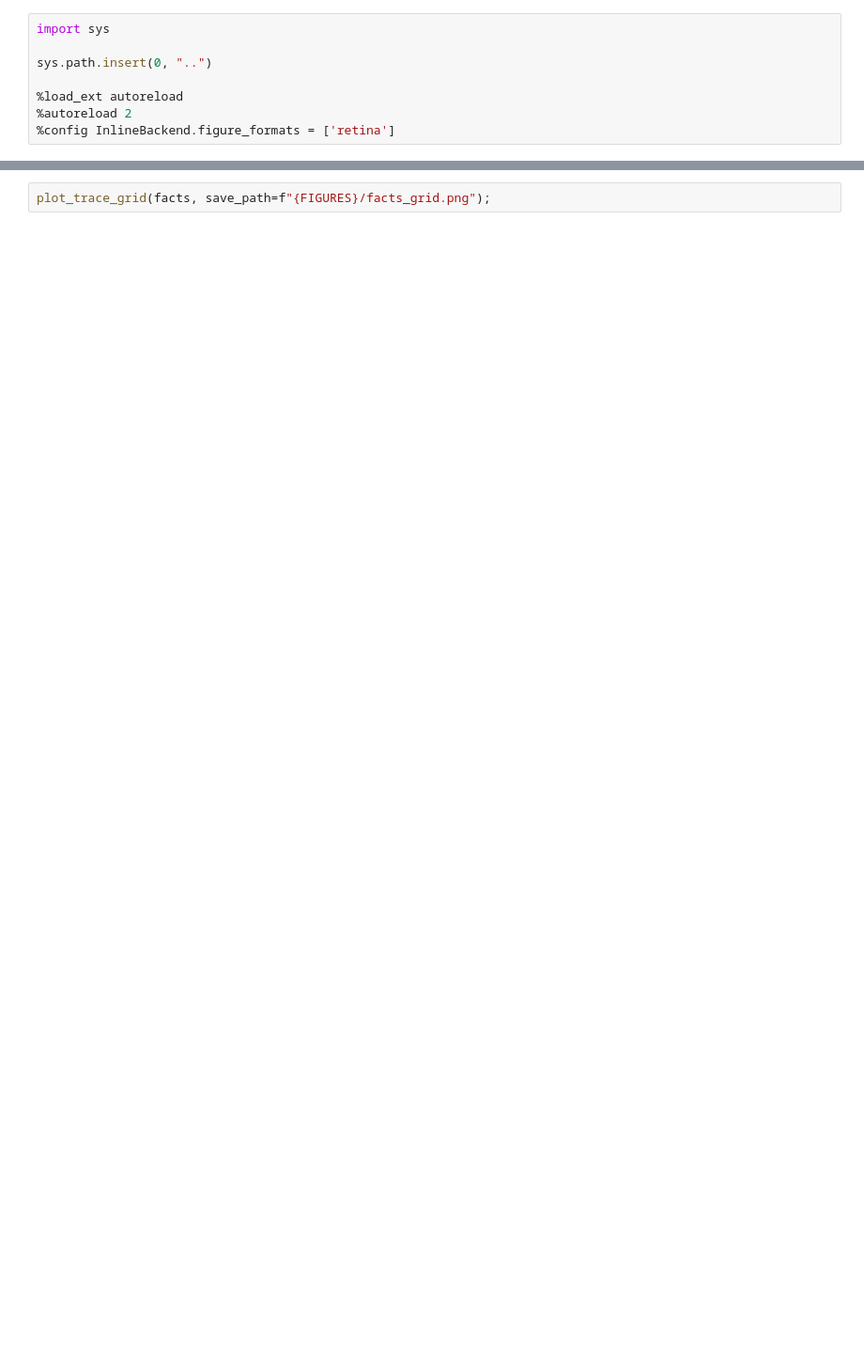
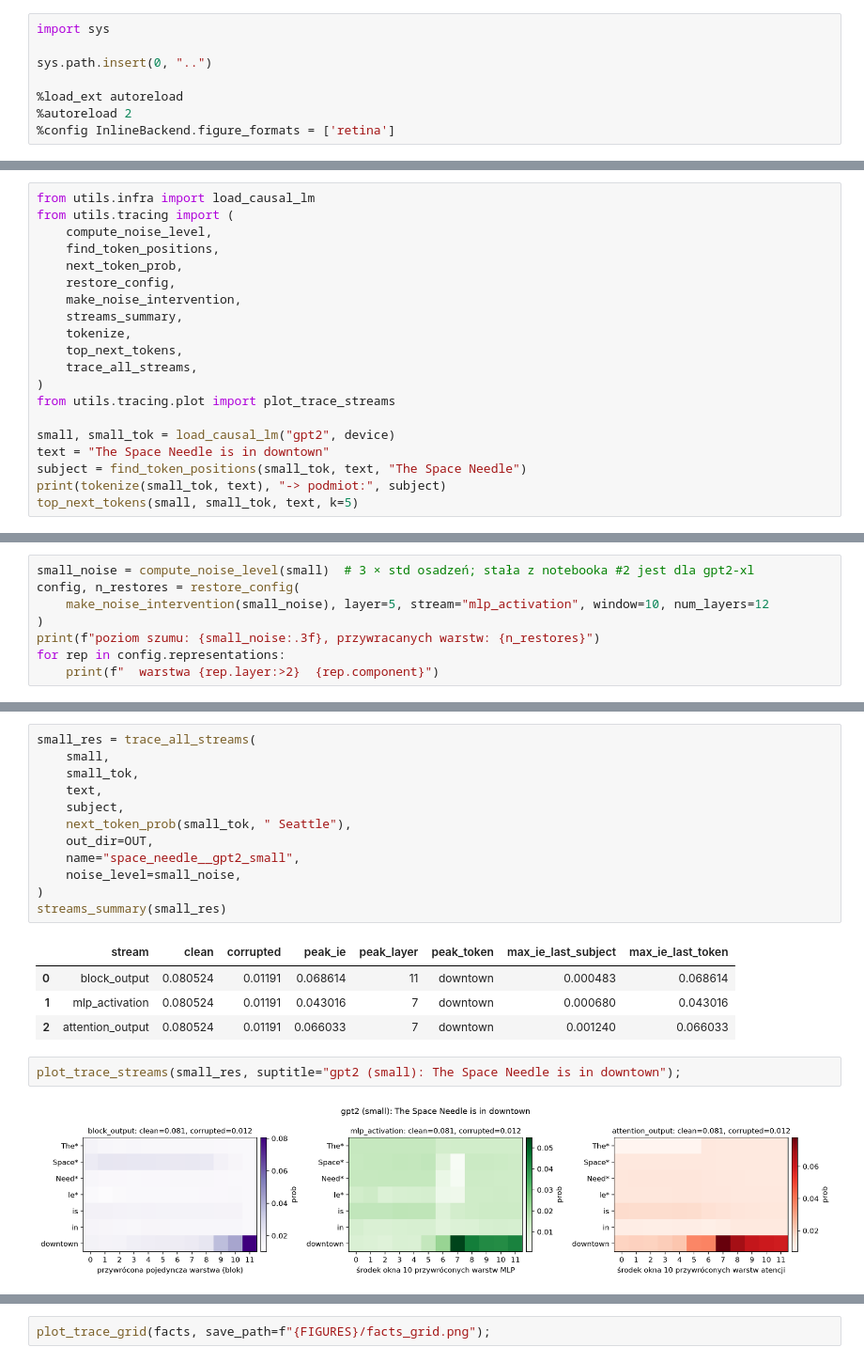
Before and after one commit to Voldziu/NLP, a Jupyter notebook: 04/mikolaj/mikolaj.ipynb, the cells around one changed output, grey strips where cells are left out. Shown at 94% size. Saved outputs shown, nothing was run; the diff lists cells and outputs as text; blank space fills up the shorter version.

```diff
--- a/04/mikolaj/mikolaj.ipynb
+++ b/04/mikolaj/mikolaj.ipynb
@@ -62,0 +169,20 @@ print(model.config.n_layer, "warstw,", model.config.n_embd, "wymiarów")
+# %%
+from utils.infra import load_causal_lm
+from utils.tracing import (
+    compute_noise_level,
+    find_token_positions,
+    next_token_prob,
+    restore_config,
+    make_noise_intervention,
+    streams_summary,
+    tokenize,
+    top_next_tokens,
+    trace_all_streams,
+)
+from utils.tracing.plot import plot_trace_streams
+
+small, small_tok = load_causal_lm("gpt2", device)
+text = "The Space Needle is in downtown"
+subject = find_token_positions(small_tok, text, "The Space Needle")
+print(tokenize(small_tok, text), "-> podmiot:", subject)
+top_next_tokens(small, small_tok, text, k=5)
@@ -62,0 +251,8 @@ print(model.config.n_layer, "warstw,", model.config.n_embd, "wymiarów")
+# %%
+small_noise = compute_noise_level(small)  # 3 × std osadzeń; stała z notebooka #2 jest dla gpt2-xl
+config, n_restores = restore_config(
+    make_noise_intervention(small_noise), layer=5, stream="mlp_activation", window=10, num_layers=12
+)
+print(f"poziom szumu: {small_noise:.3f}, przywracanych warstw: {n_restores}")
+for rep in config.representations:
+    print(f"  warstwa {rep.layer:>2}  {rep.component}")
@@ -62,0 +272,21 @@ print(model.config.n_layer, "warstw,", model.config.n_embd, "wymiarów")
+# %%
+small_res = trace_all_streams(
+    small,
+    small_tok,
+    text,
+    subject,
+    next_token_prob(small_tok, " Seattle"),
+    out_dir=OUT,
+    name="space_needle__gpt2_small",
+    noise_level=small_noise,
+)
+streams_summary(small_res)
+# %% [output]
+|  | stream | clean | corrupted | peak_ie | peak_layer | peak_token | max_ie_last_subject | max_ie_last_token |
+| 0 | block_output | 0.080524 | 0.01191 | 0.068614 | 11 | downtown | 0.000483 | 0.068614 |
+| 1 | mlp_activation | 0.080524 | 0.01191 | 0.043016 | 7 | downtown | 0.000680 | 0.043016 |
+| 2 | attention_output | 0.080524 | 0.01191 | 0.066033 | 7 | downtown | 0.001240 | 0.066033 |
+# %%
+plot_trace_streams(small_res, suptitle="gpt2 (small): The Space Needle is in downtown");
+# %% [output]
+[figure, added]
```
Also changed, not shown: parts of 57 cells of this notebook, 12 other files.
